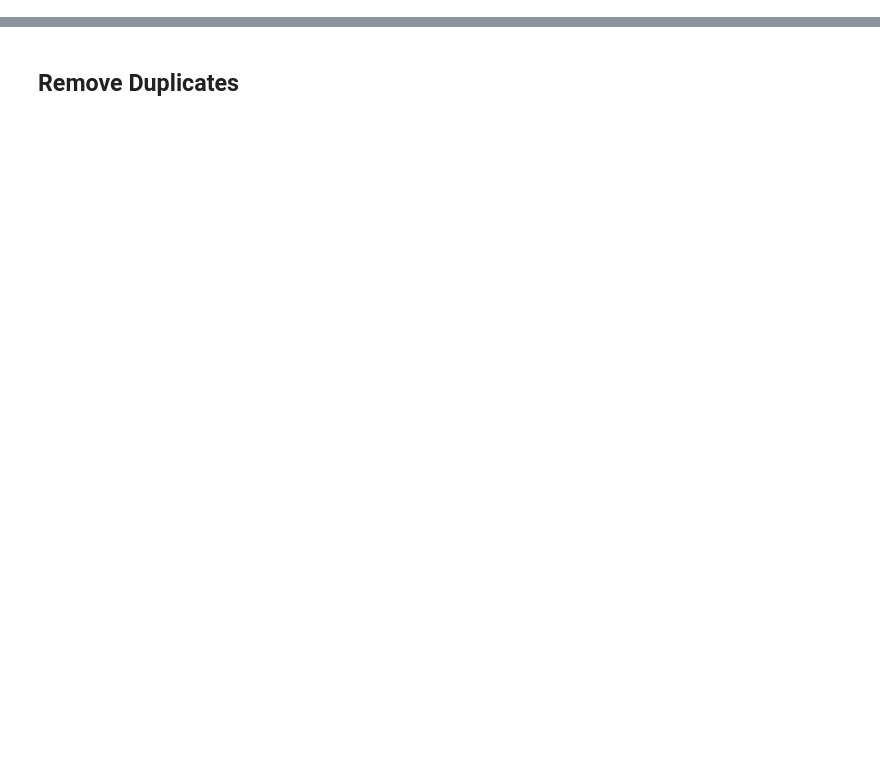
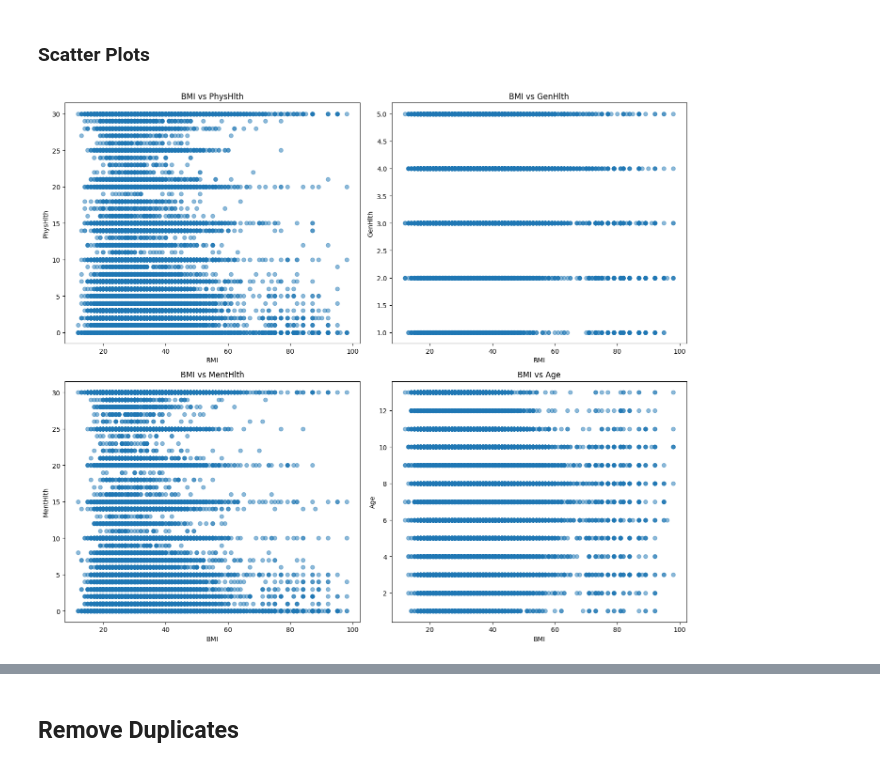
Before and after one commit to fernandobusta/diabetes-prediction-model, a Jupyter notebook: cleaning.ipynb, the cells around one changed output, grey strips where cells are left out. Drawn from its saved outputs; the diff is of its cells as text; code cells hidden in the pictures; blank space fills up the shorter version.

```diff
--- a/cleaning.ipynb
+++ b/cleaning.ipynb
@@ -13,0 +185,34 @@ pd.set_option('display.max_columns', None)
+# %% [markdown]
+### Scatter Plots
+# %%
+fig, axes = plt.subplots(2, 2, figsize=(14, 12))
+axes = axes.flatten()
+
+# Scatter plot of BMI vs PhysHlth
+axes[0].scatter(df['BMI'], df['PhysHlth'], alpha=0.5)
+axes[0].set_title('BMI vs PhysHlth')
+axes[0].set_xlabel('BMI')
+axes[0].set_ylabel('PhysHlth')
+
+# Scatter plot of BMI vs GenHlth
+axes[1].scatter(df['BMI'], df['GenHlth'], alpha=0.5)
+axes[1].set_title('BMI vs GenHlth')
+axes[1].set_xlabel('BMI')
+axes[1].set_ylabel('GenHlth')
+
+# Scatter plot of BMI vs MentHlth
+axes[2].scatter(df['BMI'], df['MentHlth'], alpha=0.5)
+axes[2].set_title('BMI vs MentHlth')
+axes[2].set_xlabel('BMI')
+axes[2].set_ylabel('MentHlth')
+
+# Scatter plot of BMI vs Age
+axes[3].scatter(df['BMI'], df['Age'], alpha=0.5)
+axes[3].set_title('BMI vs Age')
+axes[3].set_xlabel('BMI')
+axes[3].set_ylabel('Age')
+
+plt.tight_layout()
+plt.show()
+# %% [output]
+[figure, added]
```
Also changed, not shown: parts of 35 cells of this notebook.
